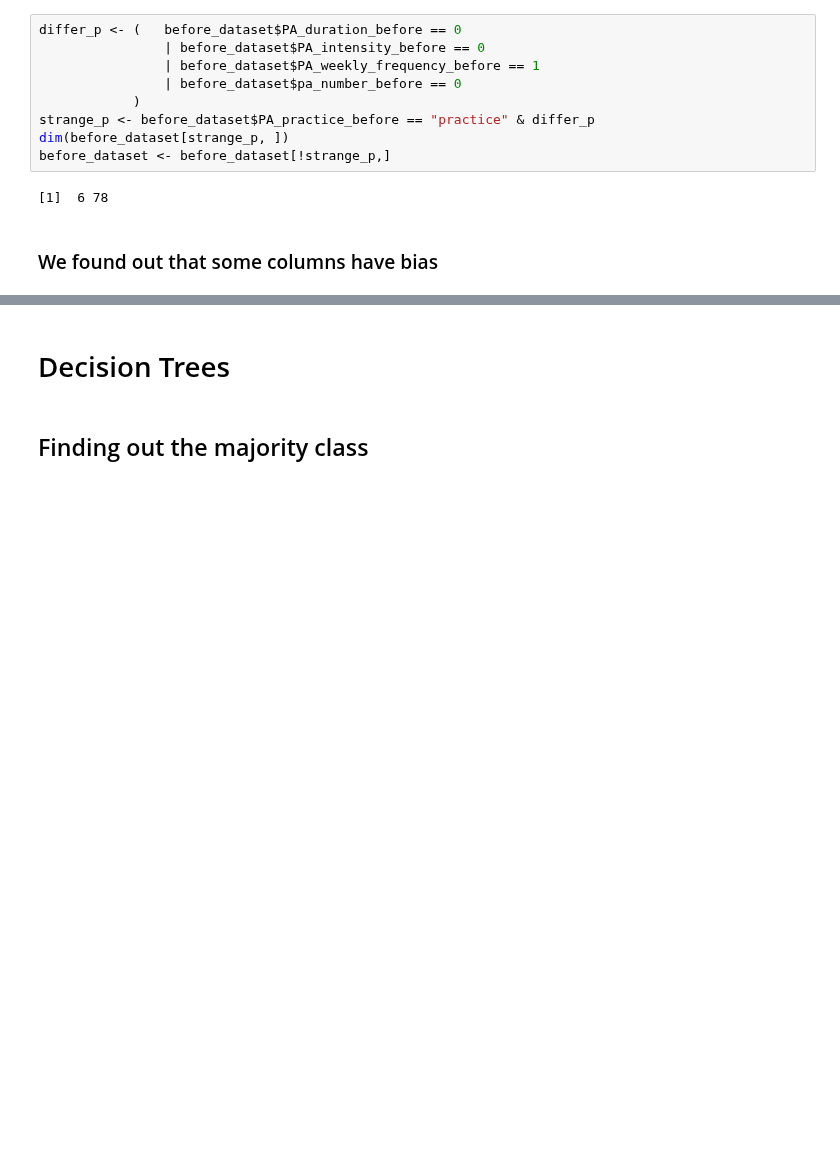
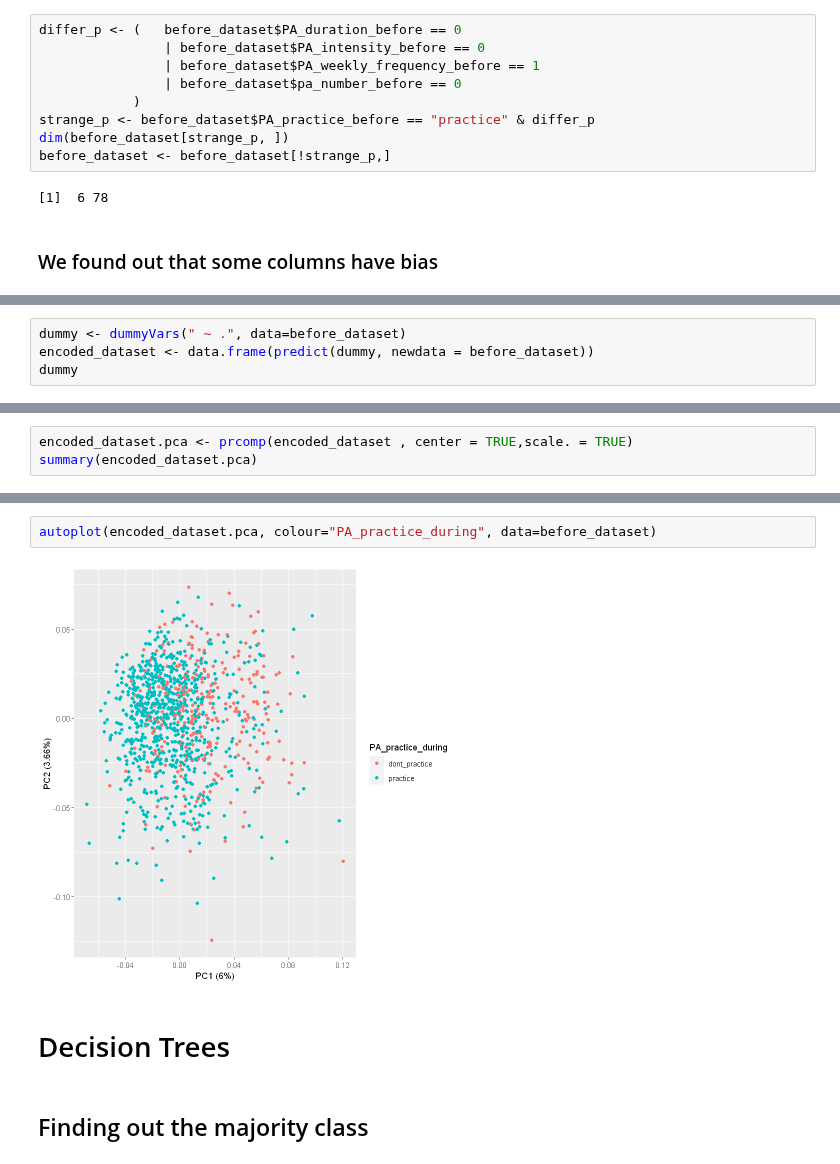
Before and after one commit to LASOS-INT/Barreiras-e-Facilitadores, a Jupyter notebook: R-notebooks/Script-main.ipynb, the cells around one changed output, grey strips where cells are left out. Drawn from its saved outputs; the diff is of its cells as text; blank space fills up the shorter version.

```diff
--- a/R-notebooks/Script-main.ipynb
+++ b/R-notebooks/Script-main.ipynb
@@ -182,0 +183,4 @@ $zone
+# %%
+dummy <- dummyVars(" ~ .", data=before_dataset)
+encoded_dataset <- data.frame(predict(dummy, newdata = before_dataset))
+dummy
@@ -182,0 +195,3 @@ $zone
+# %%
+encoded_dataset.pca <- prcomp(encoded_dataset , center = TRUE,scale. = TRUE)
+summary(encoded_dataset.pca)
@@ -183,3 +216,7 @@ $zone
+# %%
+autoplot(encoded_dataset.pca, colour="PA_practice_during", data=before_dataset)
+# %% [output]
+[figure, added]
 # %% [markdown]
 # Decision Trees
 # %% [markdown]
```
Also changed, not shown: parts of 24 cells of this notebook.
